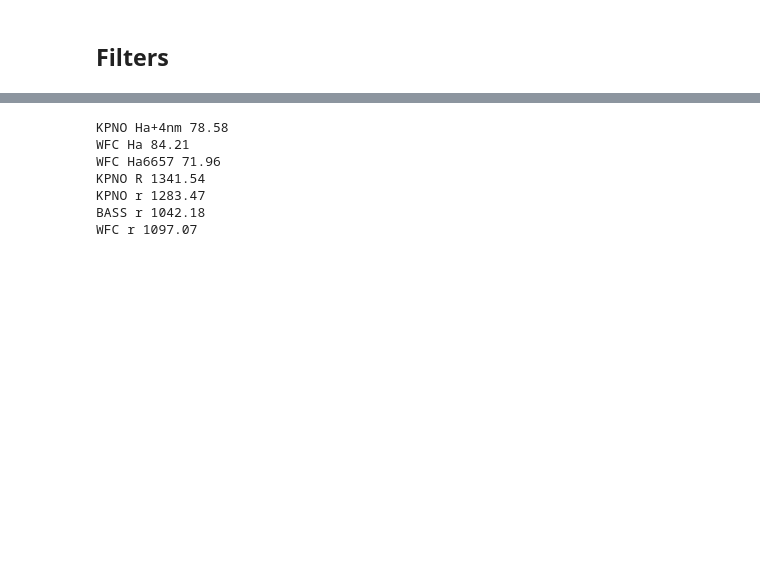
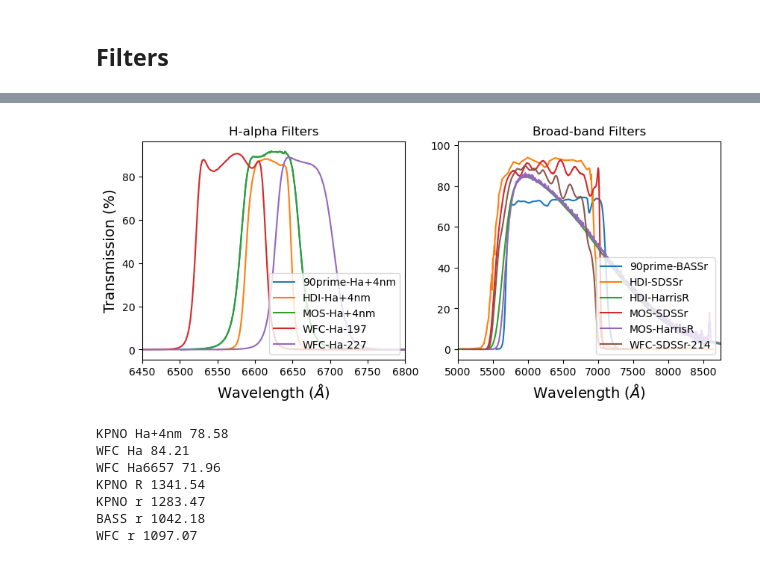
Before and after one commit to rfinn/havirgo, a Jupyter notebook: notebooks/Halpha-paper1.ipynb, the cells around one changed output, grey strips where cells are left out. Drawn from its saved outputs; the diff is of its cells as text; code cells hidden in the pictures; blank space fills up the shorter version.

```diff
--- a/notebooks/Halpha-paper1.ipynb
+++ b/notebooks/Halpha-paper1.ipynb
@@ -56,3 +71,64 @@ $6.6260701 \times 10^{-34} \; \mathrm{J\,s}$
+# %%
+# redoing after standardizing filters
+
+
+filter_dir = homedir+'/research/Halpha_filters/fits_versions/'
+hafilters = glob.glob(filter_dir+'*Ha*.fits')
+plt.figure(figsize=(10,4))
+plt.subplots_adjust(bottom=.15)
+xlab = "Wavelength ($\AA$)"
+ylab = "Transmission (%)"
+
+# plot halpha filters
+hafilters = ['BOK90prime-Ha+4nm.fits',
+             'HDI-Ha+4nm.fits',
+             'MOS-Ha+4nm.fits',
+             'WFC-Ha-197.fits',
+             'WFC-Ha-227.fits']
+
+rfilters = ['BOK90prime-BASSr.fits',
+             'HDI-SDSSr.fits',
+             'HDI-HarrisR.fits',
+             'MOS-SDSSr.fits',
+             'MOS-HarrisR.fits',
+             'WFC-SDSSr-214.fits',
+            ]
+
+
+plt.subplot(1,2,1)
+for i,f in enumerate(hafilters):
+    tab = Table.read(os.path.join(filter_dir,f))
+    plt.plot(tab['wavelength'],tab['transmission'],label=os.path.basename(f).replace('.fits','').replace('BOK',''))
+    #print(halabels[i],f"{integrate_filter(wav,T):.2f}")
+plt.xlabel(xlab,fontsize=14)
+plt.ylabel(ylab,fontsize=14)
+plt.title("H-alpha Filters")
+plt.xlim(6450,6800)
+#plt.ylim(-5,102)
+plt.legend(loc='lower right',fontsize=10)
+
+
+plt.subplot(1,2,2)
+# plot halpha filters
+for i,f in enumerate(rfilters):
+    tab = Table.read(os.path.join(filter_dir,f))
+    plt.plot(tab['wavelength'],tab['transmission'],label=os.path.basename(f).replace('.fits','').replace('BOK',''))
+    #print(rlabels[i],f"{integrate_filter(wav,T):.2f}")
+plt.legend(loc='lower right',fontsize=10)
+plt.xlabel(xlab,fontsize=14)
+#plt.ylabel(ylab,fontsize=16)
+plt.xlim(5000,8750)
+plt.ylim(-5,102)
+plt.title("Broad-band Filters")
+
+# plot wavelength of halpha
+lambda0 = 6563
+vr_virgo = 2000
+#plt.axvline(x=6625)
+plt.savefig(homedir+'/research/Virgo/plots/halpha/filter_traces_v2.png')
+plt.savefig(homedir+'/research/Virgo/plots/halpha/filter_traces_v2.pdf')
+# %% [output]
+[figure, added]
 # %%
 filter_dir = homedir+'/github/halphagui/filter_traces/'
 hafilters = ['ha4-sim04.txt','wfc-int-197-halpha.txt','wfc-int-227-ha6657.txt']
```
Also changed, not shown: parts of 3 cells of this notebook, 3 other files.
